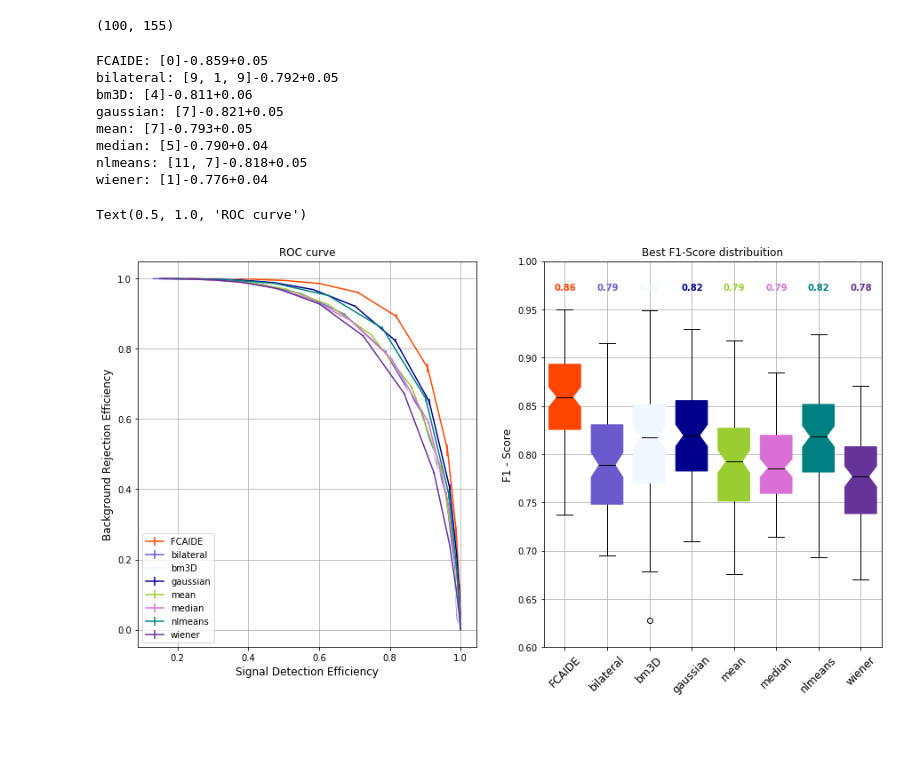
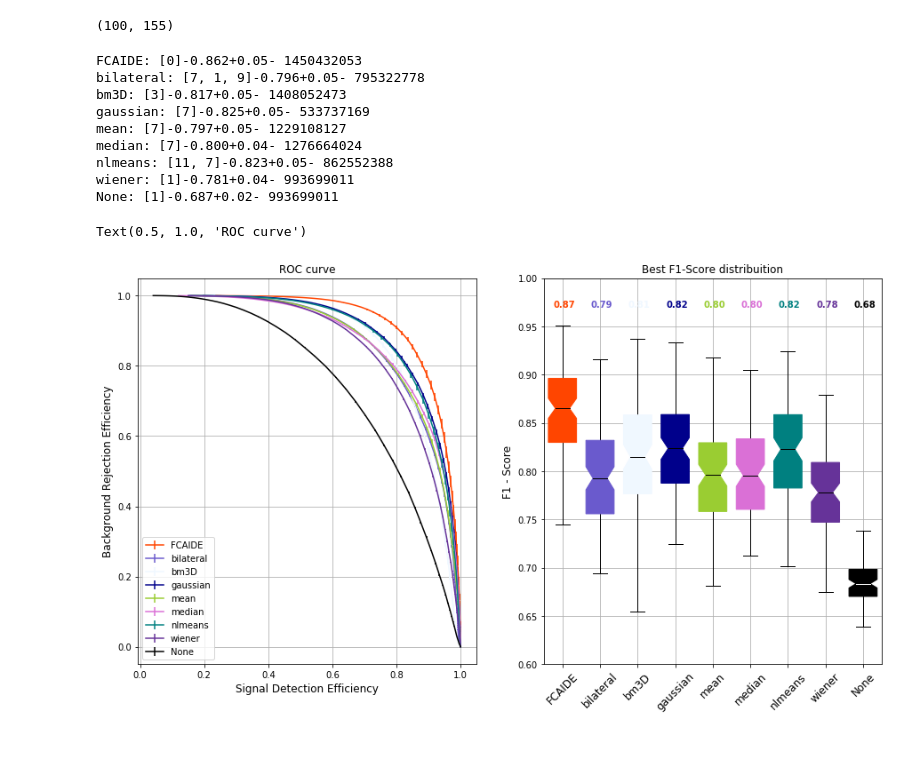
Before and after one commit to Gui1402/filtering_cygnus, a Jupyter notebook: notebooks/new_results.ipynb, the cells around one changed output. Saved outputs shown, nothing was run; the diff lists cells and outputs as text; code cells hidden in the pictures.

```diff
--- a/notebooks/new_results.ipynb
+++ b/notebooks/new_results.ipynb
@@ -12,7 +12,7 @@ for j in mcolors.CSS4_COLORS:
 # %%
 import json
 
-with open('../data/all_filters.json', 'r') as JSON:
+with open('../data/result_032020.json', 'r') as JSON:
     json_dict = json.load(JSON)
 data = json.loads(json_dict)
 # %%
@@ -22,3 +22,6 @@ dict_keys(['Image_index', 'Filter_name', 'Filter_parameter', 'ROC'])
+# %%
+energy = np.array(data['ROC']['energy'])[range(0,200,2), :, :]
+time = np.array(data['time']).reshape(energy.shape[2],energy.shape[0])
 # %% [markdown]
 ### Calculating AUC of ROC's
 # %%
@@ -53,11 +56,14 @@ np.random.seed(3)
 fig,ax = plt.subplots(1,2, figsize=(15,8))
 filter_names = np.unique(names)
 colors_index = np.random.randint(low=0, high=len(color_names), size=len(filter_names))
+best_times = []
+ind_none = np.where((np.array(names)=='mean'))[0][0]
 for i,filter_name in list(enumerate(filter_names)):
     index = np.where(filter_name == np.array(names))[0]
     best_index = index[f1_best_scores[index].argmax()]
+    best_time = time[best_index, :].astype(np.int64).mean()
     c = color_names[colors_index[i]]
-    print(filter_name + ': ' + str(params[best_index]) + '-' + str('%.3f'%np.mean(f1_score_best_per_image[:, best_index])) + '+' + str('%.2f'%np.std(f1_score_best_per_image[:, best_index])))
+    print(filter_name + ': ' + str(params[best_index]) + '-' + str('%.3f'%np.mean(f1_score_best_per_image[:, best_index])) + '+' + str('%.2f'%np.std(f1_score_best_per_image[:, best_index])) + '- ' + str(int(best_time)))
     ax[0].errorbar(sg_eff_mean[:, best_index],
                  bg_eff_mean[:, best_index],
                  yerr = bg_eff_std[:, best_index]/np.sqrt(100),
@@ -66,42 +72,62 @@ for i,filter_name in list(enumerate(filter_names)):
     ax[1].boxplot(f1_score_best_per_image[:, best_index],
                   positions = [i],
                   patch_artist=True,
                   notch = True,
                   boxprops=dict(facecolor=c, color=c),
                   capprops=dict(color='black'),
                   whiskerprops=dict(color='black'),
                   flierprops=dict(color='black', markeredgecolor='black'),
                   medianprops=dict(color='black'),
                   widths = 0.75)
     ax[1].text(i-0.25, 0.97,
                str('%.2f'%np.median(f1_score_best_per_image[:, best_index])),
                color = c,
                fontweight = 'black')
     #ax[1].set_xlim(-0.5, 7.5)
+print('None' + ': ' + str(params[ind_none]) + '-' + str('%.3f'%np.mean(f1_score_best_per_image[:, ind_none])) + '+' + str('%.2f'%np.std(f1_score_best_per_image[:, ind_none])) + '- ' + str(int(best_time)))
+
+ax[0].errorbar(sg_eff_mean[:, ind_none],
+               bg_eff_mean[:, ind_none],
+               yerr = bg_eff_std[:, ind_none]/np.sqrt(100),
+               label = 'None',
+               color = 'black')
+ax[1].boxplot(f1_score_best_per_image[:, ind_none],
+              positions = [i+1],
+              patch_artist=True,
+              notch = True,
+              boxprops=dict(facecolor='black', color='black'),
+              capprops=dict(color='black'),
+              whiskerprops=dict(color='black'),
+              flierprops=dict(color='black', markeredgecolor='black'),
+              medianprops=dict(color='white'),
+              widths = 0.75)
+ax[1].text(i+1-0.25, 0.97,
+               str('%.2f'%np.median(f1_score_best_per_image[:, ind_none])),
+               color = 'black',
+               fontweight = 'black')
 
 #ax[1].set_xticks(range(0, len(filter_names), filter_names)
 ax[0].set_xlabel('Signal Detection Efficiency', fontsize=12)
 ax[0].set_ylabel('Background Rejection Efficiency', fontsize=12)
 ax[0].grid()
 ax[0].legend()
 ax[1].grid()
 #ax[1].set_xticks(range(0, len(filter_names), list(filter_names)))
-ax[1].set_xticklabels(filter_names,
+ax[1].set_xticklabels(np.append(filter_names,'None'),
                     rotation=45, fontsize=12)
 ax[1].set_ylim(0.6, 1.)
 ax[1].set_ylabel('F1 - Score', fontsize=12)
 ax[1].set_title('Best F1-Score distribuition')
 ax[0].set_title('ROC curve')
 # %% [output]
-FCAIDE: [0]-0.859+0.05
-bilateral: [9, 1, 9]-0.792+0.05
-bm3D: [4]-0.811+0.06
-gaussian: [7]-0.821+0.05
-mean: [7]-0.793+0.05
-median: [5]-0.790+0.04
-nlmeans: [11, 7]-0.818+0.05
-wiener: [1]-0.776+0.04
+FCAIDE: [0]-0.862+0.05- 1450432053
+bilateral: [7, 1, 9]-0.796+0.05- 795322778
+bm3D: [3]-0.817+0.05- 1408052473
+gaussian: [7]-0.825+0.05- 533737169
+mean: [7]-0.797+0.05- 1229108127
+median: [7]-0.800+0.04- 1276664024
+nlmeans: [11, 7]-0.823+0.05- 862552388
+wiener: [1]-0.781+0.04- 993699011
+None: [1]-0.687+0.02- 993699011
 Text(0.5, 1.0, 'ROC curve')
-[figure, old version]
+[figure, new version]
-# %% [markdown]
-###
```
Also changed, not shown: parts of 3 cells of this notebook, 14 other files.
